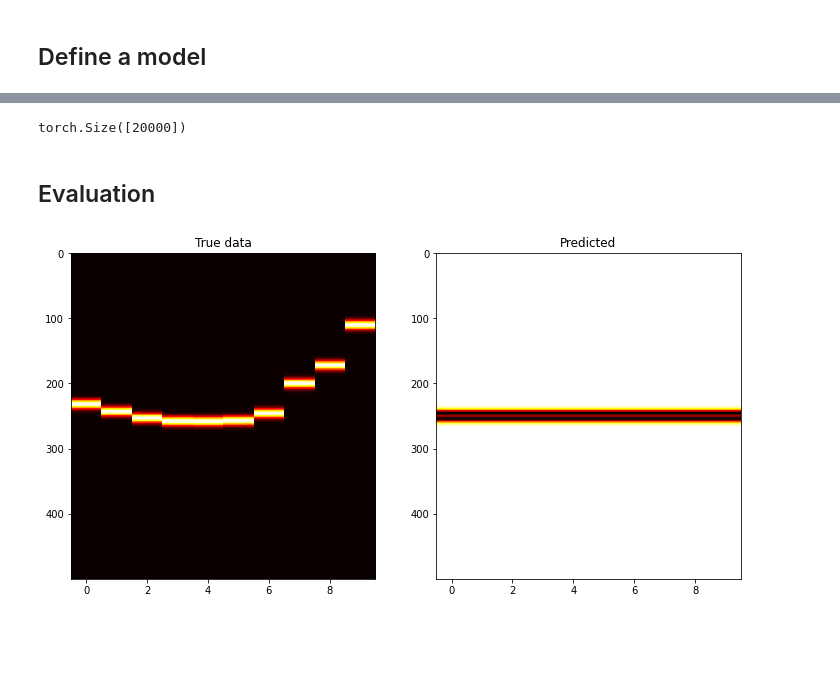
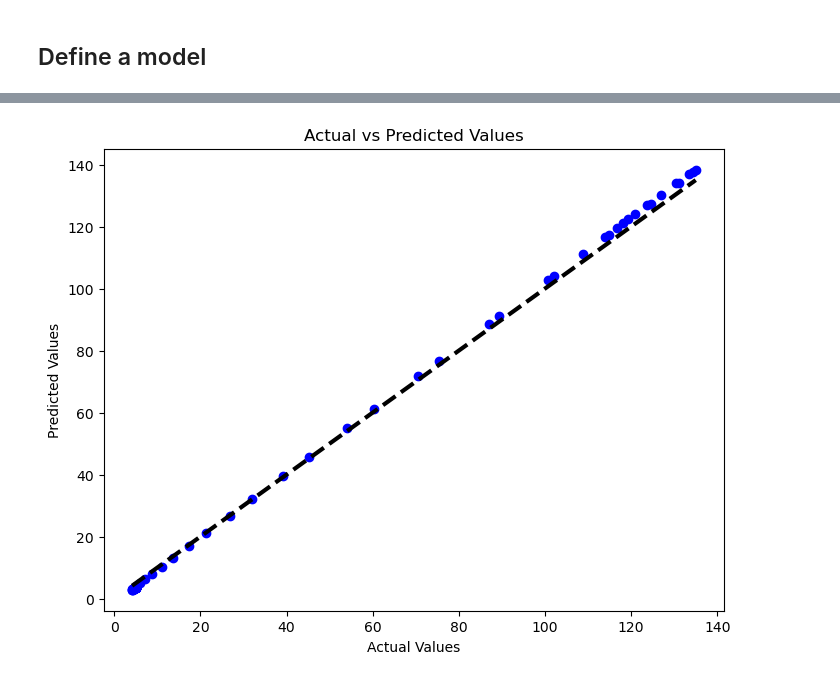
Before and after one commit to beatazor/low-rank-transport, a Jupyter notebook: notebooks/NN_polynomial.ipynb, the cells around one changed output, grey strips where cells are left out. Cells and saved outputs as stored; diff of their text form; code cells hidden in the pictures; blank space fills up the shorter version.

```diff
--- a/notebooks/NN_polynomial.ipynb
+++ b/notebooks/NN_polynomial.ipynb
@@ -63,2 +45,5 @@ plt.show()
 # %% [markdown]
 ## Split the data
+# %%
+coefficients = [5,-2,10]
+degree = 2
@@ -120,22 +86,29 @@ plt.show()
 class ShiftPredictionModel(nn.Module):
     def __init__(self, degree1, degree2, type_NN):
         super(ShiftPredictionModel, self).__init__()
+        self.degree1 = degree1
         self.a_coefficients = nn.ParameterList(
             [nn.Parameter(torch.randn(1, requires_grad=True, dtype=torch.float32)) for _ in range(degree1+1)]
         )
-        #self.b_coefficients = nn.ParameterList(
-        #    [nn.Parameter(torch.randn(1, requires_grad=True, dtype=torch.float32)) for _ in range(degree2)]
-        #)
+        self.b_coefficients = nn.ParameterList(
+            [nn.Parameter(torch.randn(1, requires_grad=True, dtype=torch.float32)) for _ in range(degree2)]
+        )
         self.type_NN = type_NN
 
     def forward_pol(self,t):
-        return sum([coeff * t**i for i, coeff in enumerate(self.a_coefficients)])
+        shift = self.a_coefficients[0] * torch.ones(t.size(0), 1, dtype=torch.float32)
+        for i in range(1, self.degree1 + 1):
+            shift += self.a_coefficients[i] * torch.sum(t**i, dim=1, keepdim=True)
+        return shift
 
     def forward_rat(self,t):
-        return self.forward_pol(t)/sum([coeff * t**i for i, coeff in enumerate(self.b_coefficients)])
+        shift = self.b_coefficients[0] * torch.ones(t.size(0), 1, dtype=torch.float32)
+        for i in range(1, self.degree1 + 1):
+            shift += self.b_coefficients[i] * torch.sum(t**i, dim=1, keepdim=True)
+        return self.forward_pol(t)/shift
 
-    def forward_activ(self, t):
-        return F.relu(t)
+    # def forward_activ(self, t):
+    #     return F.relu(t)
 
     def forward(self, t):
         if self.type_NN == "polynomial":
@@ -143,8 +116,4 @@ class ShiftPredictionModel(nn.Module):
         elif self.type_NN == "rational":
             output = self.forward_rat(x)
 
-        return self.forward_activ(output)
-
-# Initialize the network
-model = ShiftPredictionModel(degree1=degree,degree2=0,type_NN="polynomial")
-model.to(torch.float32)
+        return output
@@ -161,8 +122,7 @@ ShiftPredictionModel(
 # %%
 def total_variation(shift):
     return torch.sum(torch.abs(shift[..., 1:] - shift[..., :-1]))
+
+def calculate_loss(true_shift,predicted_shift):
+    return torch.max(torch.abs(true_shift - predicted_shift))
-# %%
-def calculate_loss(true_t,predicted_t):
-    #predicted_shift = predicted_t @ coefficients
-    return torch.max(torch.abs(true_t - predicted_t))
 # %%
@@ -216,22 +179,10 @@ Epoch [1900/2000], Loss: 1.1585, Test Loss: 1.1584, Coefficients:[-4.18190522174
-# %%
-predictions.shape
-# %% [output]
-torch.Size([20000])
-# %% [markdown]
-## Evaluation
-# %%
-#y_predicted = (predictions_test@a_coefficients_test).numpy().reshape(500,10)
-
-fig, ax = plt.subplots(1, 2, figsize=(12, 6))
-
-# Without shift
-ax[0].imshow(y_test, cmap='hot', interpolation='nearest', aspect='auto')
-ax[0].set_title('True data')
-
-# With shift
-ax[1].imshow(predictions_test.numpy().reshape(500,10), cmap='hot', interpolation='nearest', aspect='auto')
-ax[1].set_title('Predicted')
-
-plt.show()
-# %% [output]
-[figure, removed]
+# %%
+plt.figure(figsize=(8, 6))
+plt.scatter(y_train.detach().numpy(), y_pred.detach().numpy(), color='blue')
+plt.xlabel('Actual Values')
+plt.ylabel('Predicted Values')
+plt.title('Actual vs Predicted Values')
+plt.plot([y_train.min(), y_train.max()], [y_train.min(), y_train.max()], 'k--', lw=3)
+plt.show()
+# %% [output]
+[figure, added]
```
Also changed, not shown: parts of 12 cells of this notebook.
